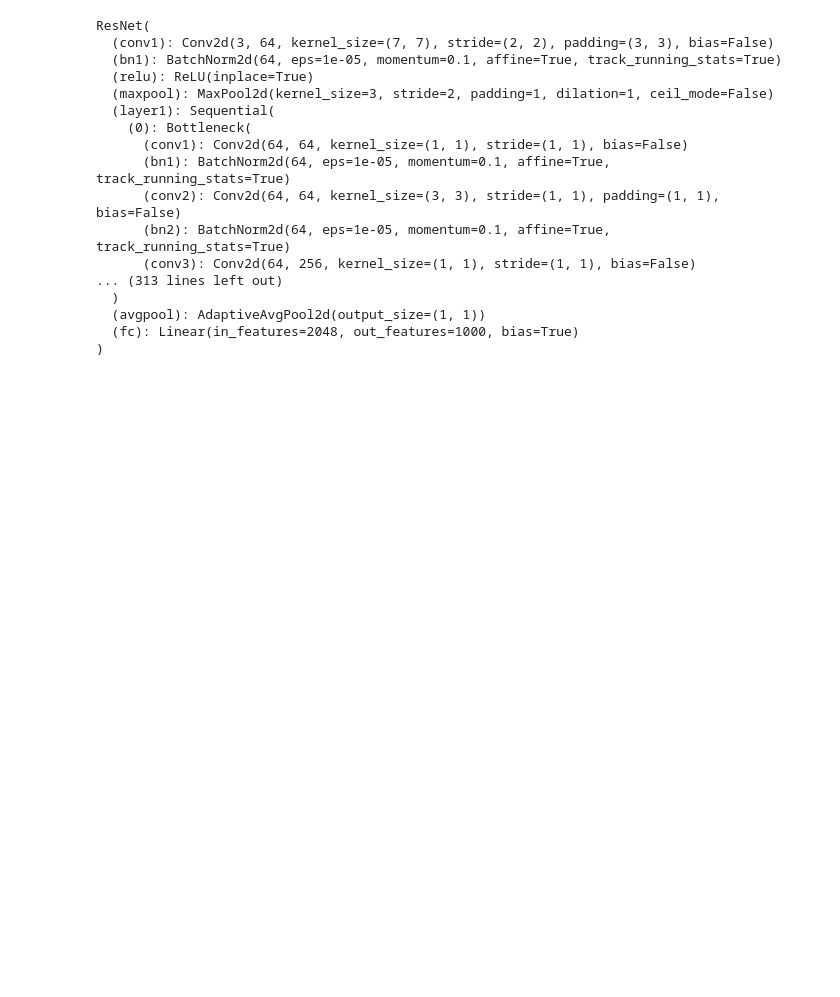
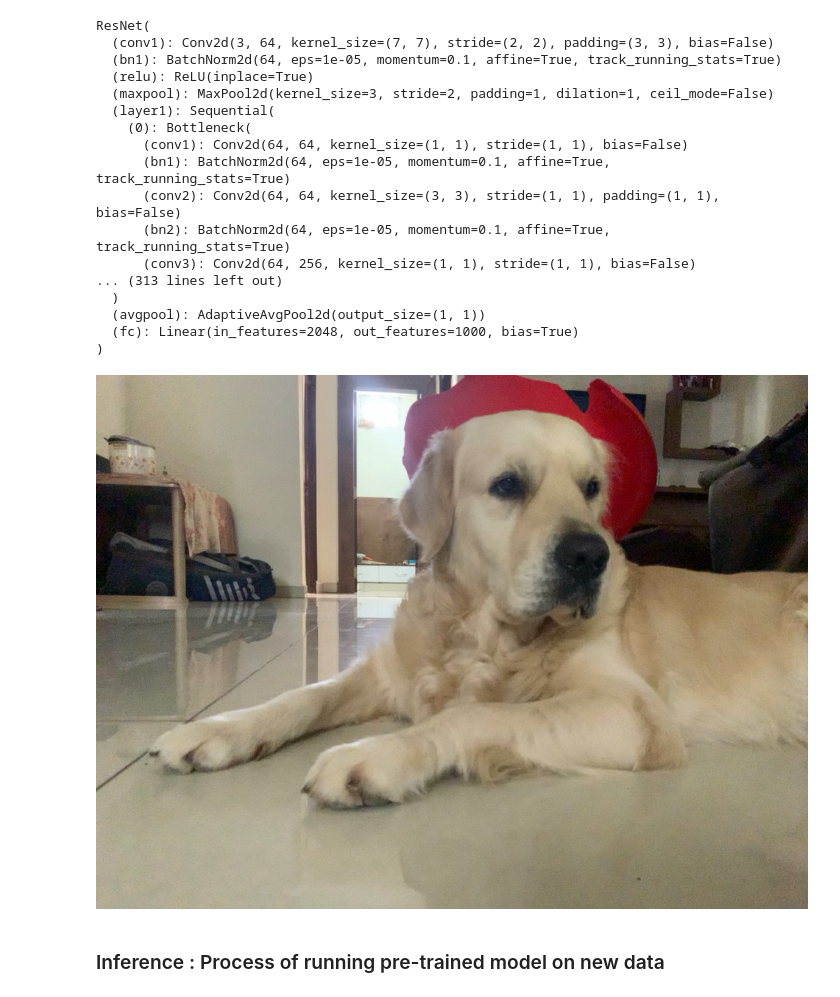
Before and after one commit to Chavelior/Chavelior.github.io, a Jupyter notebook: Untitled Folder/2.PretrainedNetworks.ipynb, the cells around one changed output. Cells and saved outputs as stored; diff of their text form; code cells hidden in the pictures; blank space fills up the shorter version.

```diff
--- a/Untitled Folder/2.PretrainedNetworks.ipynb
+++ b/Untitled Folder/2.PretrainedNetworks.ipynb
@@ -74,0 +77,6 @@ preprocess = transforms.Compose([
+# %%
+img = Image.open("Leo.JPG")
+# %%
+img
+# %% [output]
+[figure, added]
@@ -74,0 +88,2 @@ preprocess = transforms.Compose([
+# %% [markdown]
+### Inference : Process of running pre-trained model on new data
```
Also changed, not shown: parts of 11 cells of this notebook, 2 other files.
